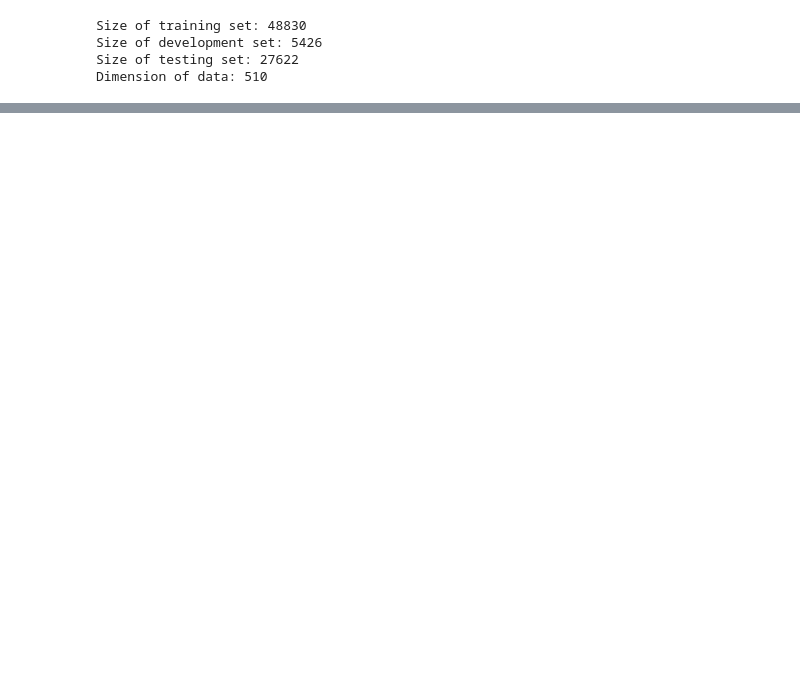
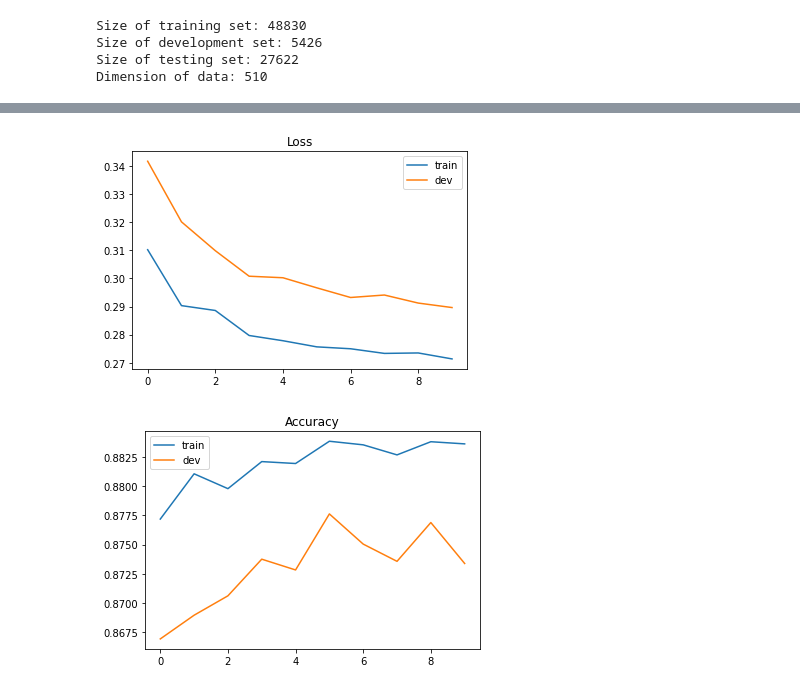
Before and after one commit to atao99/HungyiML, a Jupyter notebook: hw2.ipynb, the cells around one changed output, grey strips where cells are left out. Cells and saved outputs as stored; diff of their text form; code cells hidden in the pictures; blank space fills up the shorter version.

```diff
--- a/hw2.ipynb
+++ b/hw2.ipynb
@@ -83,0 +123,24 @@ Dimension of data: 510
+# %%
+# 求损失函数
+# cross_entropy = -YLabel - ln(YPred) - (1 - YLabel) * ln(1-YPred)
+# refer : https://blog.csdn.net/weixin_36670529/article/details/108779891
+def _cross_entropy_loss(y_pred, Y_label):
+    # This function computes the cross entropy.
+    #
+    # Arguements:
+    #     y_pred: probabilistic predictions, float vector
+    #     Y_label: ground truth labels, bool vector
+    # Output:
+    #     cross entropy, scalar
+    cross_entropy = -np.dot(Y_label, np.log(y_pred)) - np.dot((1 - Y_label), np.log(1 - y_pred))
+    return cross_entropy
+
+# 求梯度
+# X.T就是X的转置，axis取值为1时代表将每一行的元素相加，实际上返回的是1行510列的数组
+def _gradient(X, Y_label, w, b):
+    # This function computes the gradient of cross entropy loss with respect to weight w and bias b.
+    y_pred = _f(X, w, b)
+    pred_error = Y_label - y_pred
+    w_grad = -np.sum(pred_error * X.T, 1)
+    b_grad = -np.sum(pred_error)
+    return w_grad, b_grad
@@ -83,0 +215,22 @@ Dimension of data: 510
+# %%
+import matplotlib.pyplot as plt
+
+# plt.plot 传入所需的参数
+# Loss curve
+plt.plot(train_loss)
+plt.plot(dev_loss)
+plt.title('Loss')
+plt.legend(['train', 'dev'])
+plt.savefig('loss.png')
+plt.show()
+
+# Accuracy curve
+plt.plot(train_acc)
+plt.plot(dev_acc)
+plt.title('Accuracy')
+plt.legend(['train', 'dev'])
+plt.savefig('acc.png')
+plt.show()
+# %% [output]
+[figure, added]
+[figure, added]
```
Also changed, not shown: parts of 4 cells of this notebook.
